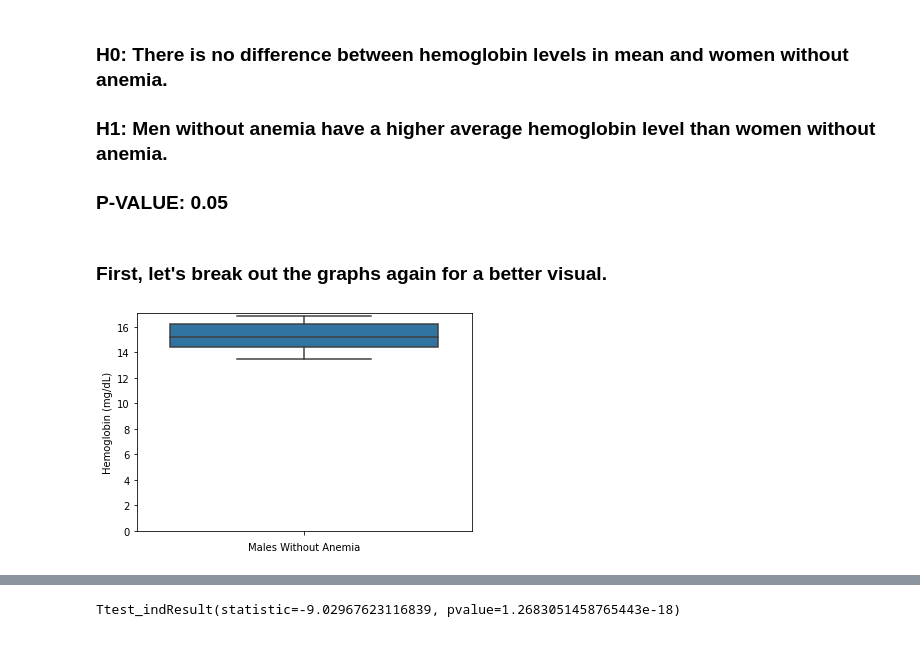
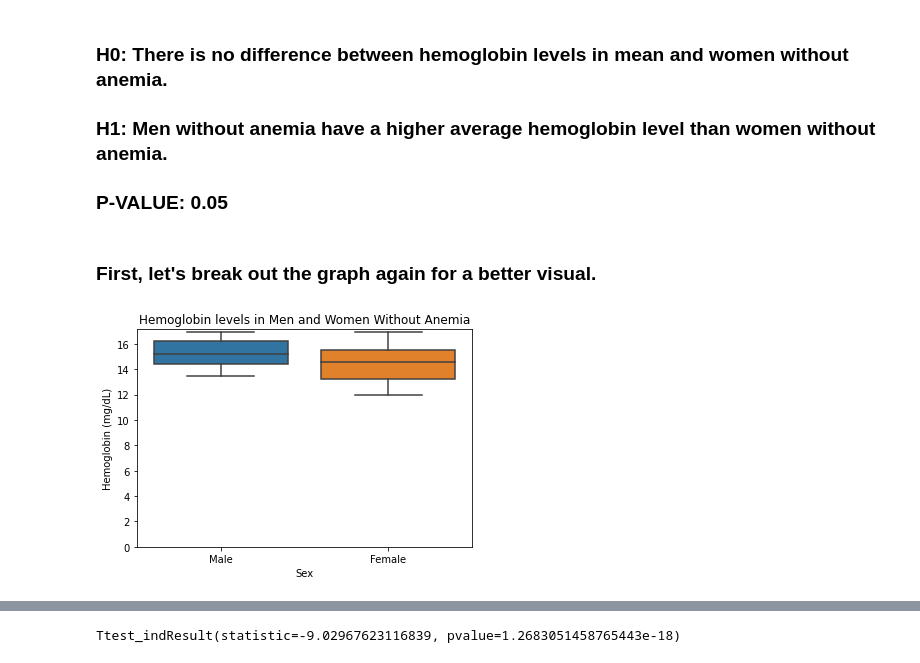
Before and after one commit to INDIG0N/anemia_data, a Jupyter notebook: notebooks/anemia_records.ipynb, the cells around one changed output, grey strips where cells are left out. Cells and saved outputs as stored; diff of their text form; code cells hidden in the pictures.

```diff
--- a/notebooks/anemia_records.ipynb
+++ b/notebooks/anemia_records.ipynb
@@ -200,15 +189,15 @@ Ttest_indResult(statistic=-13.318371926342884, pvalue=9.283874135739387e-36)
 
 ### P-VALUE: 0.05
 # %% [markdown]
-### First, let's break out the graphs again for a better visual.
+### First, let's break out the graph again for a better visual.
 # %%
-m_n = sns.boxplot(x = male_no_anemia['IDENTIFICATION'], y = male_no_anemia[male_no_anemia['LAB_TEST'] == 'Hemoglobin']['RESULT'])
-m_n.set(ylim = (0, None))
-m_n.set_ylabel('Hemoglobin (mg/dL)')
-m_n.set_xticklabels([''])
-m_n.set_xlabel('Males Without Anemia')
+hemo2 = sns.boxplot(x = no_anemia['GENDER'], y = no_anemia[no_anemia['LAB_TEST'] == 'Hemoglobin']['RESULT'])
+hemo2.set(ylim = (0, None))
+hemo2.set_ylabel('Hemoglobin (mg/dL)')
+hemo2.set_xlabel('Sex')
+hemo2.set_title('Hemoglobin levels in Men and Women Without Anemia')
 
-fig3 = m_n.get_figure()
-fig3.savefig('../images/Males_Without_Anemia.png')
+fig3 = hemo2.get_figure()
+fig3.savefig('../images/Hemo_Without_Anemia.png')
 # %% [output]
-[figure, old version]
+[figure, new version]
```
Also changed, not shown: parts of 3 cells of this notebook, 10 other files.
